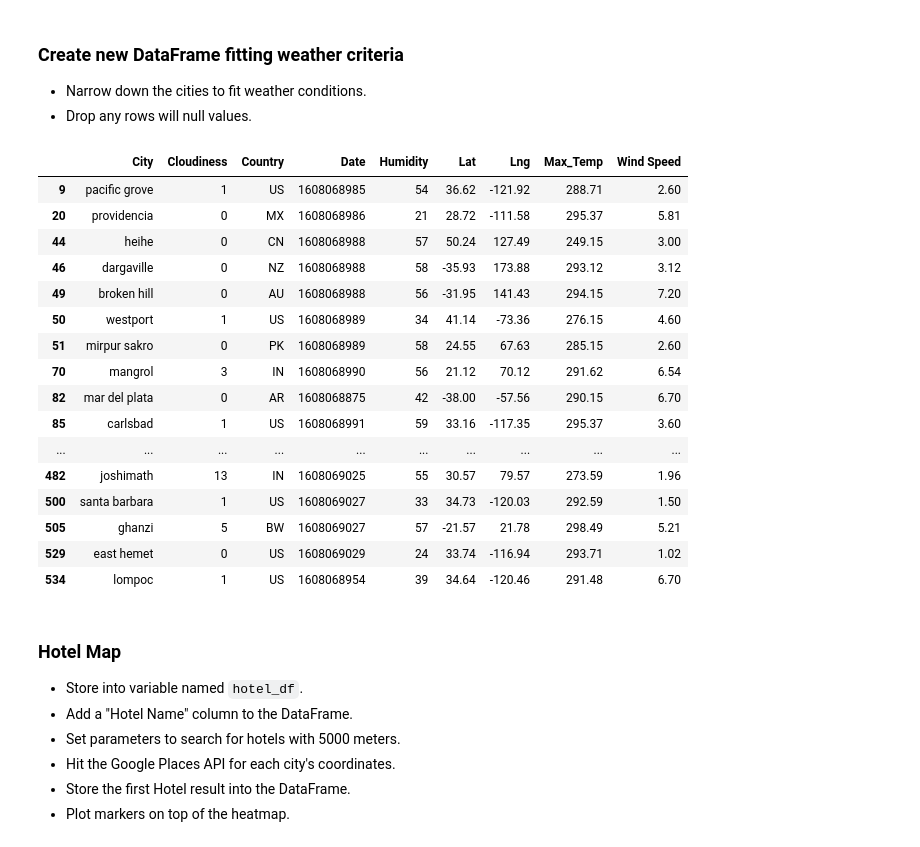
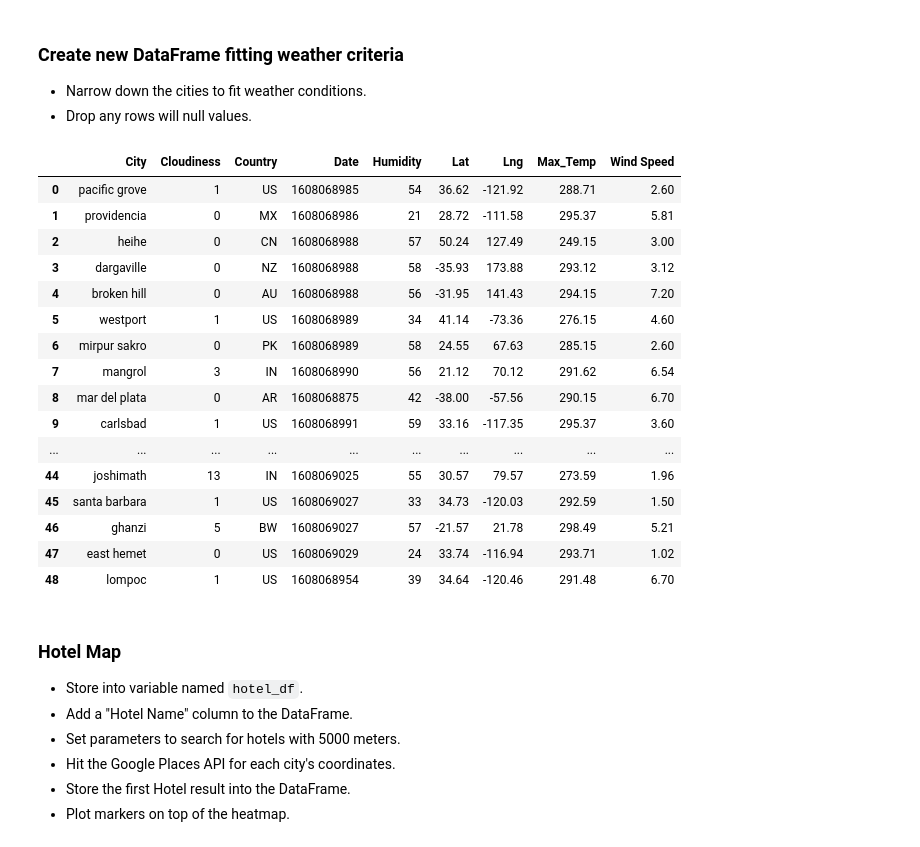
Before and after one commit to pnisenson/python-api-challenge, a Jupyter notebook: VacationPy/VacationPy.ipynb, the cells around one changed output. Drawn from its saved outputs; the diff is of its cells as text; code cells hidden in the pictures.

```diff
--- a/VacationPy/VacationPy.ipynb
+++ b/VacationPy/VacationPy.ipynb
@@ -63,26 +64,27 @@ fig
 # %%
 #My ideal weather condition is temperature 85 degrees or above, cloudiness less than 15%, and humidity less than 60%
 ideal = weather.loc[((weather["Max_Temp"]>= 85) & (weather["Cloudiness"] < 15) & (weather["Humidity"] < 60)),:]
 ideal = ideal.dropna(how = 'any')
+ideal = ideal.reset_index(drop = True)
 ideal
 # %% [output]
 |  | City | Cloudiness | Country | Date | Humidity | Lat | Lng | Max_Temp | Wind Speed |
-| 9 | pacific grove | 1 | US | 1608068985 | 54 | 36.62 | -121.92 | 288.71 | 2.60 |
-| 20 | providencia | 0 | MX | 1608068986 | 21 | 28.72 | -111.58 | 295.37 | 5.81 |
-| 44 | heihe | 0 | CN | 1608068988 | 57 | 50.24 | 127.49 | 249.15 | 3.00 |
-| 46 | dargaville | 0 | NZ | 1608068988 | 58 | -35.93 | 173.88 | 293.12 | 3.12 |
-| 49 | broken hill | 0 | AU | 1608068988 | 56 | -31.95 | 141.43 | 294.15 | 7.20 |
-| 50 | westport | 1 | US | 1608068989 | 34 | 41.14 | -73.36 | 276.15 | 4.60 |
-| 51 | mirpur sakro | 0 | PK | 1608068989 | 58 | 24.55 | 67.63 | 285.15 | 2.60 |
-| 70 | mangrol | 3 | IN | 1608068990 | 56 | 21.12 | 70.12 | 291.62 | 6.54 |
-| 82 | mar del plata | 0 | AR | 1608068875 | 42 | -38.00 | -57.56 | 290.15 | 6.70 |
-| 85 | carlsbad | 1 | US | 1608068991 | 59 | 33.16 | -117.35 | 295.37 | 3.60 |
+| 0 | pacific grove | 1 | US | 1608068985 | 54 | 36.62 | -121.92 | 288.71 | 2.60 |
+| 1 | providencia | 0 | MX | 1608068986 | 21 | 28.72 | -111.58 | 295.37 | 5.81 |
+| 2 | heihe | 0 | CN | 1608068988 | 57 | 50.24 | 127.49 | 249.15 | 3.00 |
+| 3 | dargaville | 0 | NZ | 1608068988 | 58 | -35.93 | 173.88 | 293.12 | 3.12 |
+| 4 | broken hill | 0 | AU | 1608068988 | 56 | -31.95 | 141.43 | 294.15 | 7.20 |
+| 5 | westport | 1 | US | 1608068989 | 34 | 41.14 | -73.36 | 276.15 | 4.60 |
+| 6 | mirpur sakro | 0 | PK | 1608068989 | 58 | 24.55 | 67.63 | 285.15 | 2.60 |
+| 7 | mangrol | 3 | IN | 1608068990 | 56 | 21.12 | 70.12 | 291.62 | 6.54 |
+| 8 | mar del plata | 0 | AR | 1608068875 | 42 | -38.00 | -57.56 | 290.15 | 6.70 |
+| 9 | carlsbad | 1 | US | 1608068991 | 59 | 33.16 | -117.35 | 295.37 | 3.60 |
 | ... | ... | ... | ... | ... | ... | ... | ... | ... | ... |
-| 482 | joshimath | 13 | IN | 1608069025 | 55 | 30.57 | 79.57 | 273.59 | 1.96 |
-| 500 | santa barbara | 1 | US | 1608069027 | 33 | 34.73 | -120.03 | 292.59 | 1.50 |
-| 505 | ghanzi | 5 | BW | 1608069027 | 57 | -21.57 | 21.78 | 298.49 | 5.21 |
-| 529 | east hemet | 0 | US | 1608069029 | 24 | 33.74 | -116.94 | 293.71 | 1.02 |
-| 534 | lompoc | 1 | US | 1608068954 | 39 | 34.64 | -120.46 | 291.48 | 6.70 |
+| 44 | joshimath | 13 | IN | 1608069025 | 55 | 30.57 | 79.57 | 273.59 | 1.96 |
+| 45 | santa barbara | 1 | US | 1608069027 | 33 | 34.73 | -120.03 | 292.59 | 1.50 |
+| 46 | ghanzi | 5 | BW | 1608069027 | 57 | -21.57 | 21.78 | 298.49 | 5.21 |
+| 47 | east hemet | 0 | US | 1608069029 | 24 | 33.74 | -116.94 | 293.71 | 1.02 |
+| 48 | lompoc | 1 | US | 1608068954 | 39 | 34.64 | -120.46 | 291.48 | 6.70 |
 # %% [markdown]
 ### Hotel Map
 * Store into variable named `hotel_df`.
```
Also changed, not shown: parts of 4 cells of this notebook.
